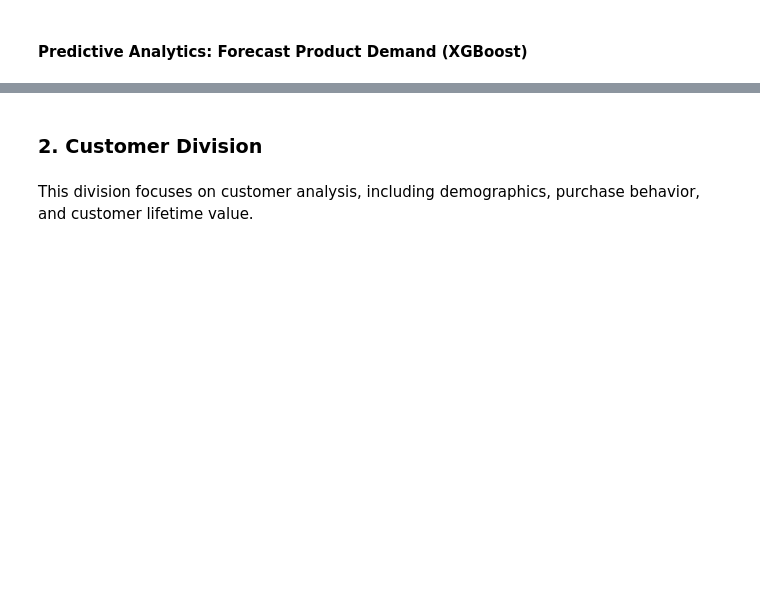
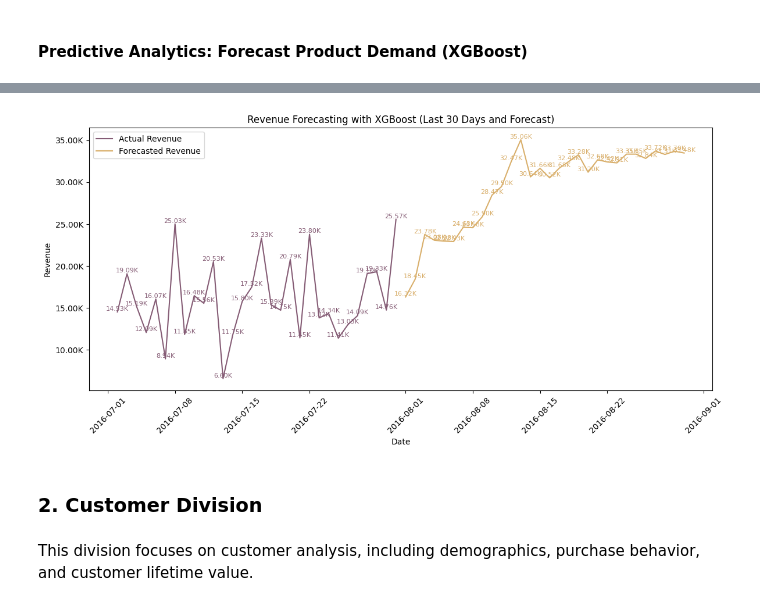
Before and after one commit to JinnOppa/Data-Analysis-Portfolio, a Jupyter notebook: bike-sales/sales2.ipynb, the cells around one changed output, grey strips where cells are left out. Saved outputs shown, nothing was run; the diff lists cells and outputs as text; code cells hidden in the pictures; blank space fills up the shorter version.

Commit message:
A2 model and analysis

```diff
--- a/bike-sales/sales2.ipynb
+++ b/bike-sales/sales2.ipynb
@@ -718,0 +790,6 @@ y_pred = model.predict(X_test)
+# %%
+x_train, x_test, y_train, y_test = train_test_split(x, y, test_size=0.2, shuffle=False)
+# %%
+ts_model = xgb.XGBRegressor(objective='reg:squarederror', n_estimators=100, learning_rate=0.05)
+# %%
+ts_model.fit(x_train, y_train)
@@ -719,3 +854,41 @@ y_pred = model.predict(X_test)
+# %%
+actual_last_30 = ts_revenue['Revenue'].tail(30)
+# %%
+# Plot the actual vs predicted (forecasted)
+plt.figure(figsize=(12, 6))
+
+# Plot the actual values using the 'Antique' palette
+plt.plot(actual_last_30.index, actual_last_30, label='Actual Revenue', color=cmap.colors[0])
+
+# Plot the forecasted values with a different color from the palette
+plt.plot(forecast_df['Predicted_Revenue'].index, forecast_df['Predicted_Revenue'], label='Forecasted Revenue', color=cmap.colors[1])
+
+# Add value labels using the shorten_large_numbers function
+for x, y in zip(actual_last_30.index, actual_last_30):
+    if np.isfinite(y):  # Only add labels if the value is finite
+        plt.text(x, y, shorten_large_numbers(y), ha='center', va='bottom', fontsize=8, color=cmap.colors[0])
+
+for x, y in zip(forecast_df['Predicted_Revenue'].index, forecast_df['Predicted_Revenue']):
+    if np.isfinite(y):  # Only add labels if the value is finite
+        plt.text(x, y, shorten_large_numbers(y), ha='center', va='bottom', fontsize=8, color=cmap.colors[1])
+
+# Apply the custom number formatting on the y-axis
+plt.gca().yaxis.set_major_formatter(FuncFormatter(shorten_large_numbers))
+
+# Add labels and title
+plt.legend()
+plt.title('Revenue Forecasting with XGBoost (Last 30 Days and Forecast)')
+plt.xlabel('Date')
+plt.ylabel('Revenue')
+
+# Rotate x-axis labels for readability
+plt.xticks(rotation=45)
+
+# Show the plot
+plt.tight_layout()
+plt.show()
+# %% [output]
+[figure, added]
 # %% [markdown]
 ### **2. Customer Division**
 # %% [markdown]
```
Also changed, not shown: parts of 25 cells of this notebook.
